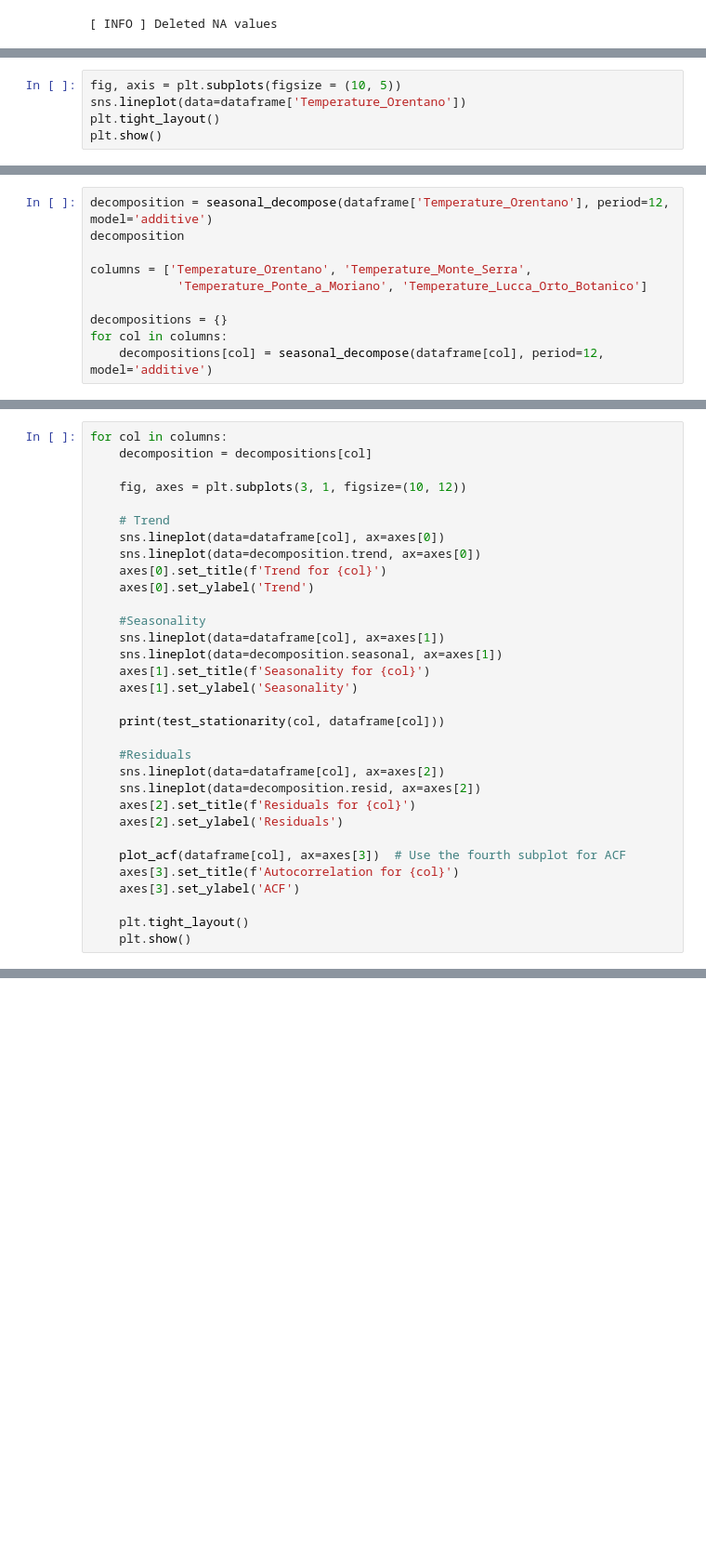
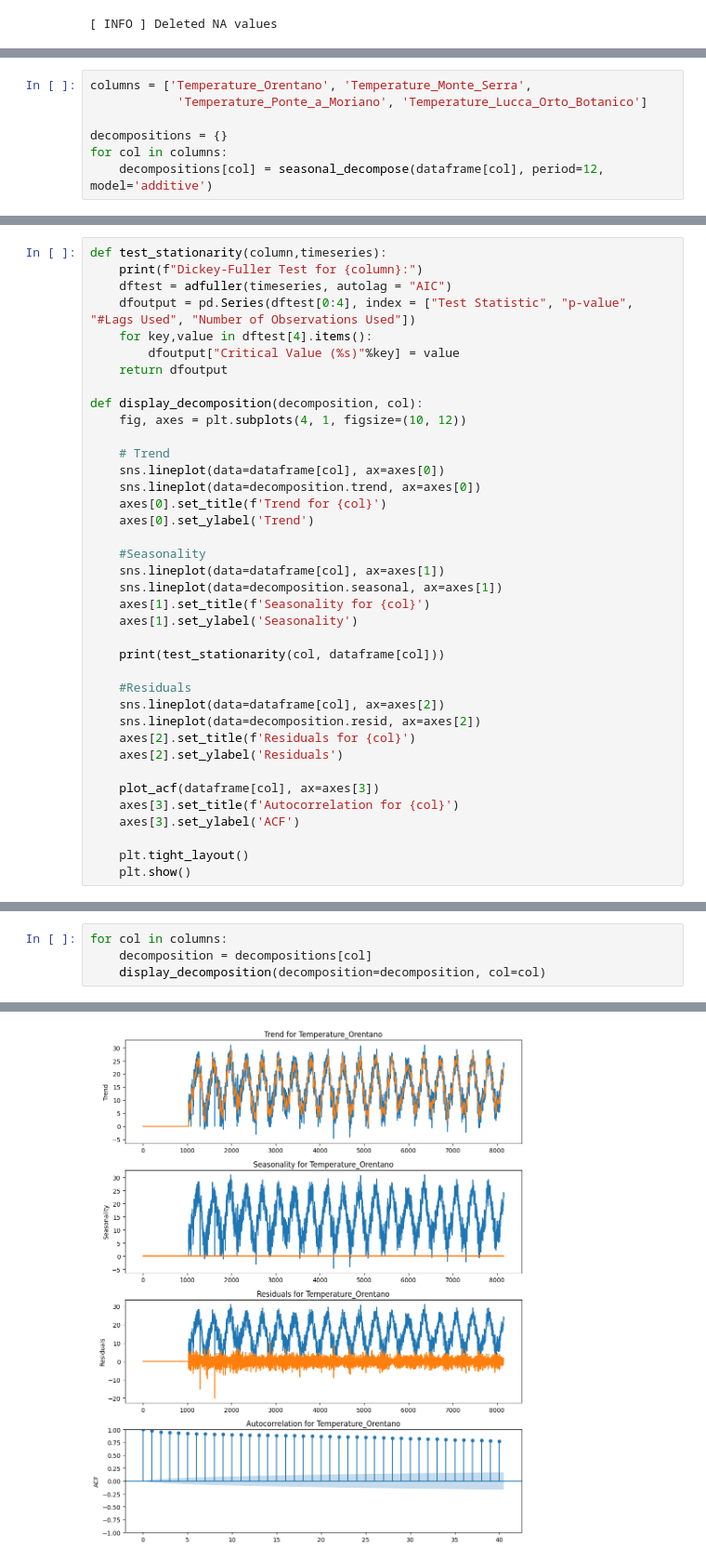
Before and after one commit to Nonpoint93/acea_smart_water, a Jupyter notebook: src/explore.ipynb, the cells around one changed output, grey strips where cells are left out. Shown at 93% size. Cells and saved outputs as stored; diff of their text form; blank space fills up the shorter version.

```diff
--- a/src/explore.ipynb
+++ b/src/explore.ipynb
@@ -74,8 +72,3 @@ dataframe.head(5)
 | 2 | 07/03/1998 | 0.0 | 9.2 | 0.0 | 10.00 |
 | 3 | 08/03/1998 | 0.0 | 11.4 | 0.0 | 13.85 |
 | 4 | 09/03/1998 | 0.0 | 11.4 | 0.0 | 12.85 |
-# %%
-fig, axis = plt.subplots(figsize = (10, 5))
-sns.lineplot(data=dataframe['Temperature_Orentano'])
-plt.tight_layout()
-plt.show()
@@ -98,7 +75,4 @@ In contrast, locations like Orentano may experience wider fluctuations.
 # %%
-decomposition = seasonal_decompose(dataframe['Temperature_Orentano'], period=12, model='additive')
-decomposition
-
 columns = ['Temperature_Orentano', 'Temperature_Monte_Serra',
             'Temperature_Ponte_a_Moriano', 'Temperature_Lucca_Orto_Botanico']
 
@@ -116,8 +82,14 @@ def test_stationarity(column,timeseries):
 # %%
-for col in columns:
-    decomposition = decompositions[col]
+def test_stationarity(column,timeseries):
+	print(f"Dickey-Fuller Test for {column}:")
+	dftest = adfuller(timeseries, autolag = "AIC")
+	dfoutput = pd.Series(dftest[0:4], index = ["Test Statistic", "p-value", "#Lags Used", "Number of Observations Used"])
+	for key,value in dftest[4].items():
+		dfoutput["Critical Value (%s)"%key] = value
+	return dfoutput
 
-    fig, axes = plt.subplots(3, 1, figsize=(10, 12))
+def display_decomposition(decomposition, col):
+    fig, axes = plt.subplots(4, 1, figsize=(10, 12))
 
     # Trend
     sns.lineplot(data=dataframe[col], ax=axes[0])
@@ -139,7 +111,7 @@ for col in columns:
     axes[2].set_title(f'Residuals for {col}')
     axes[2].set_ylabel('Residuals')
 
-    plot_acf(dataframe[col], ax=axes[3])  # Use the fourth subplot for ACF
+    plot_acf(dataframe[col], ax=axes[3])
     axes[3].set_title(f'Autocorrelation for {col}')
     axes[3].set_ylabel('ACF')
 
@@ -192,0 +120,5 @@ dtype: float64
+# %%
+for col in columns:
+    decomposition = decompositions[col]
+    display_decomposition(decomposition=decomposition, col=col)
+# %% [output]
@@ -192,0 +134 @@ dtype: float64
+[figure, added]
```
Also changed, not shown: parts of 18 cells of this notebook, 1 other file.
